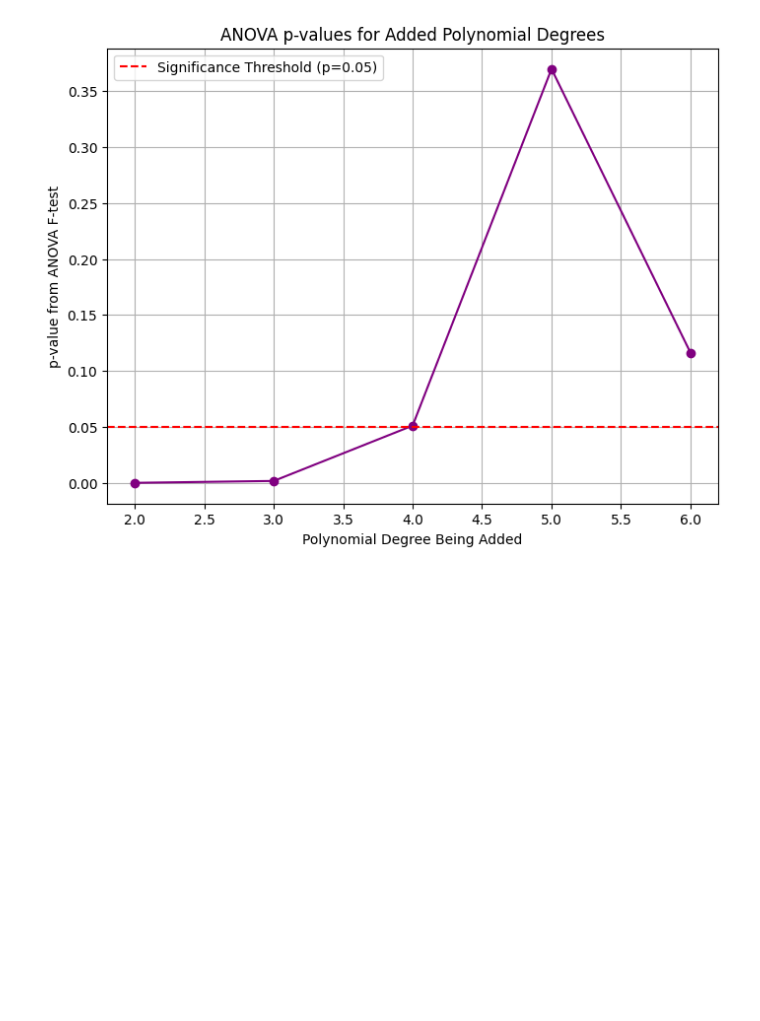
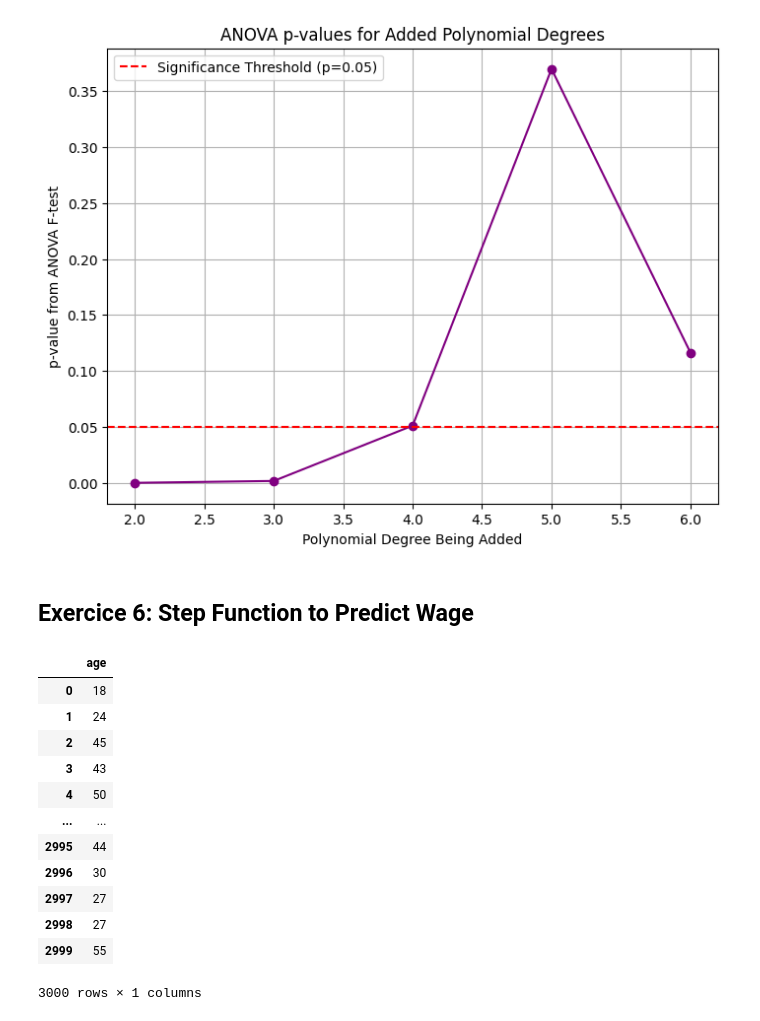
Before and after one commit to Abdoul1996/Statistic-learning, a Jupyter notebook: Stats_learning_And_data_mining/HW_7.ipynb, the cells around one changed output. Cells and saved outputs as stored; diff of their text form; code cells hidden in the pictures; blank space fills up the shorter version.

```diff
--- a/Stats_learning_And_data_mining/HW_7.ipynb
+++ b/Stats_learning_And_data_mining/HW_7.ipynb
@@ -159,3 +159,21 @@ plt.grid(True)
 plt.show()
 # %% [output]
 [figure]
+# %% [markdown]
+## Exercice 6: Step Function to Predict Wage
+# %%
+X
+# %% [output]
+|  | age |
+| 0 | 18 |
+| 1 | 24 |
+| 2 | 45 |
+| 3 | 43 |
+| 4 | 50 |
+| ... | ... |
+| 2995 | 44 |
+| 2996 | 30 |
+| 2997 | 27 |
+| 2998 | 27 |
+| 2999 | 55 |
+3000 rows × 1 columns
```
Also changed, not shown: parts of 18 cells of this notebook.
